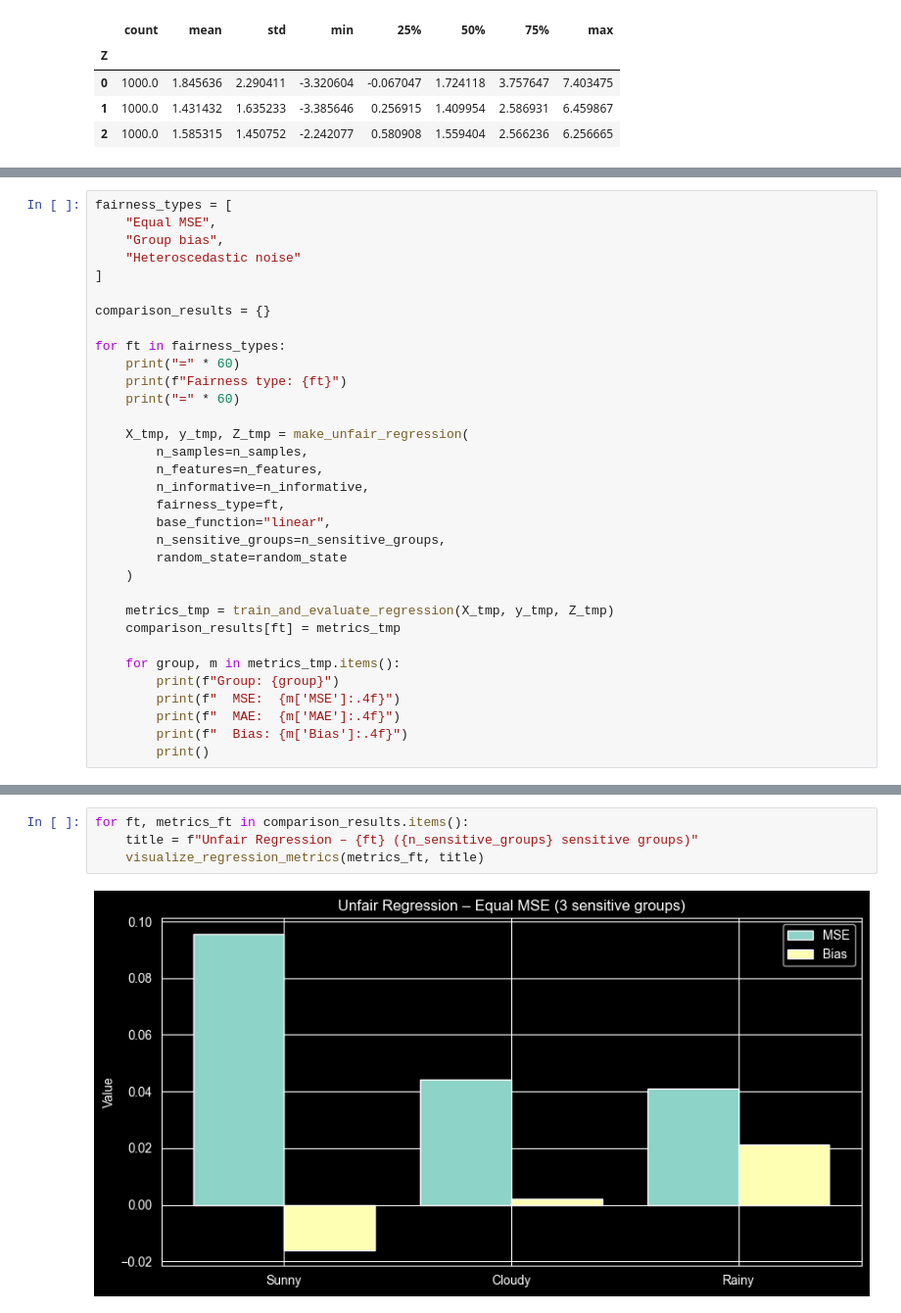
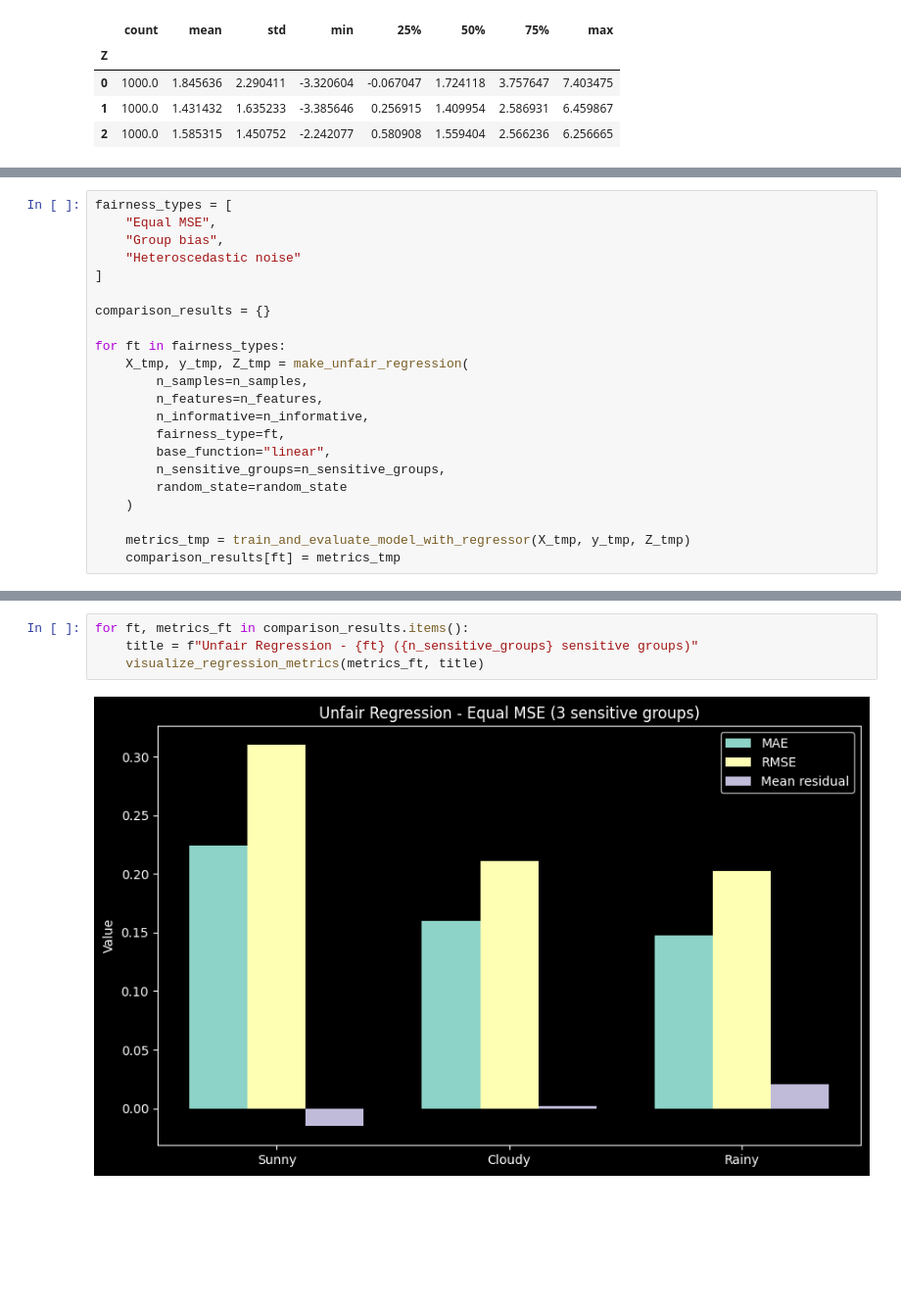
Before and after one commit to miha-plemenitas/unfair-data-generator, a Jupyter notebook: examples/make_unfair_regression.ipynb, the cells around one changed output, grey strips where cells are left out. Shown at 98% size. Cells and saved outputs as stored; diff of their text form; blank space fills up the shorter version.

```diff
--- a/examples/make_unfair_regression.ipynb
+++ b/examples/make_unfair_regression.ipynb
@@ -200,10 +117,6 @@ fairness_types = [
 comparison_results = {}
 
 for ft in fairness_types:
-    print("=" * 60)
-    print(f"Fairness type: {ft}")
-    print("=" * 60)
-
     X_tmp, y_tmp, Z_tmp = make_unfair_regression(
         n_samples=n_samples,
         n_features=n_features,
@@ -214,12 +127,5 @@ for ft in fairness_types:
         random_state=random_state
     )
 
-    metrics_tmp = train_and_evaluate_regression(X_tmp, y_tmp, Z_tmp)
+    metrics_tmp = train_and_evaluate_model_with_regressor(X_tmp, y_tmp, Z_tmp)
     comparison_results[ft] = metrics_tmp
-
-    for group, m in metrics_tmp.items():
-        print(f"Group: {group}")
-        print(f"  MSE:  {m['MSE']:.4f}")
-        print(f"  MAE:  {m['MAE']:.4f}")
-        print(f"  Bias: {m['Bias']:.4f}")
-        print()
@@ -256,6 +134,6 @@ These plots make it clear how different types of unfairness manifest in regressi
 # %%
 for ft, metrics_ft in comparison_results.items():
-    title = f"Unfair Regression – {ft} ({n_sensitive_groups} sensitive groups)"
+    title = f"Unfair Regression - {ft} ({n_sensitive_groups} sensitive groups)"
     visualize_regression_metrics(metrics_ft, title)
 # %% [output]
-[figure, old version]
+[figure, new version]
```
Also changed, not shown: parts of 17 cells of this notebook, 11 other files.
